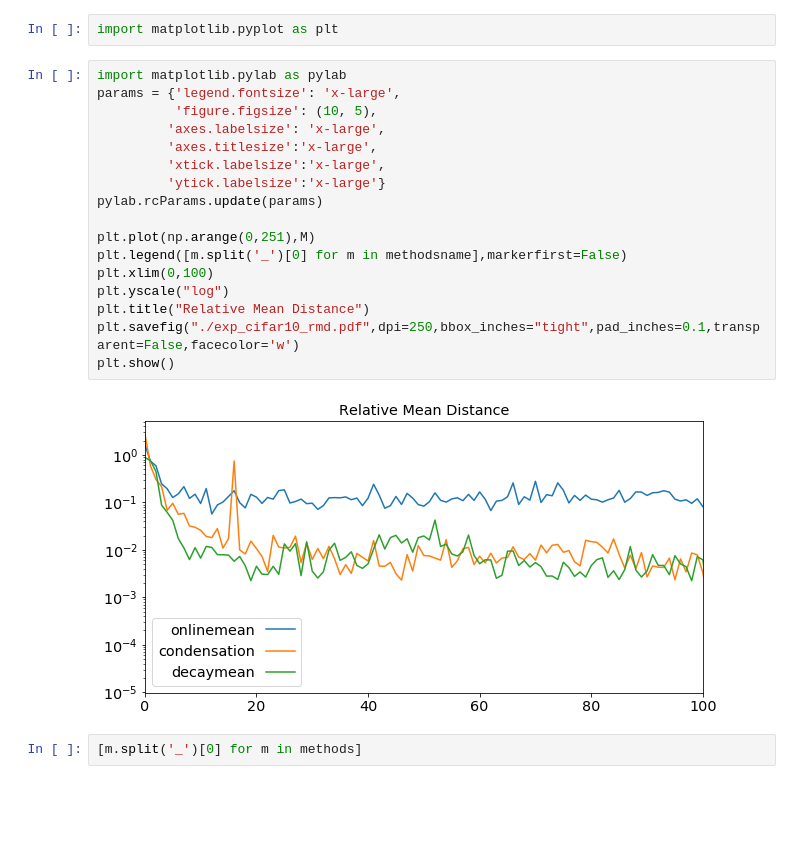
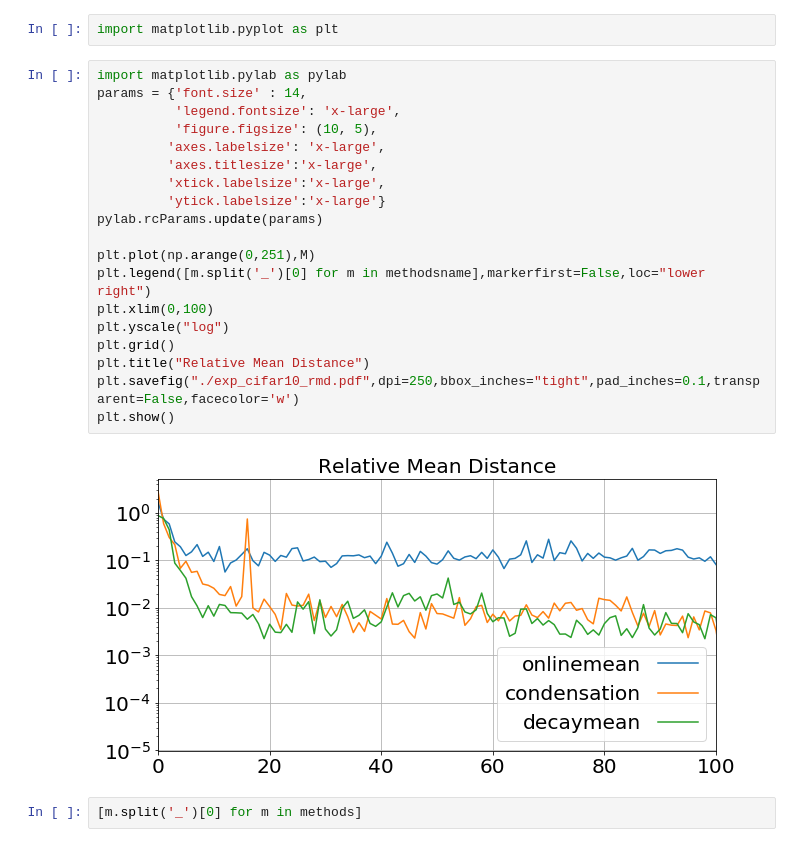
Before and after one commit to tmensink/deepncm, a Jupyter notebook: figs/deepncm_rmd.ipynb, the cells around one changed output. Drawn from its saved outputs; the diff is of its cells as text; blank space fills up the shorter version.

Commit message:
TM Figures updates

```diff
--- a/figs/deepncm_rmd.ipynb
+++ b/figs/deepncm_rmd.ipynb
@@ -151,22 +151,24 @@ print(methodsname)
 import matplotlib.pyplot as plt
 # %%
 import matplotlib.pylab as pylab
-params = {'legend.fontsize': 'x-large',
+params = {'font.size' : 14,
+          'legend.fontsize': 'x-large',
           'figure.figsize': (10, 5),
          'axes.labelsize': 'x-large',
          'axes.titlesize':'x-large',
          'xtick.labelsize':'x-large',
          'ytick.labelsize':'x-large'}
 pylab.rcParams.update(params)
 
 plt.plot(np.arange(0,251),M)
-plt.legend([m.split('_')[0] for m in methodsname],markerfirst=False)
+plt.legend([m.split('_')[0] for m in methodsname],markerfirst=False,loc="lower right")
 plt.xlim(0,100)
 plt.yscale("log")
+plt.grid()
 plt.title("Relative Mean Distance")
 plt.savefig("./exp_cifar10_rmd.pdf",dpi=250,bbox_inches="tight",pad_inches=0.1,transparent=False,facecolor='w')
 plt.show()
 # %% [output]
-[figure, old version]
+[figure, new version]
 # %%
 [m.split('_')[0] for m in methods]
```
Also changed, not shown: 3 other files.
